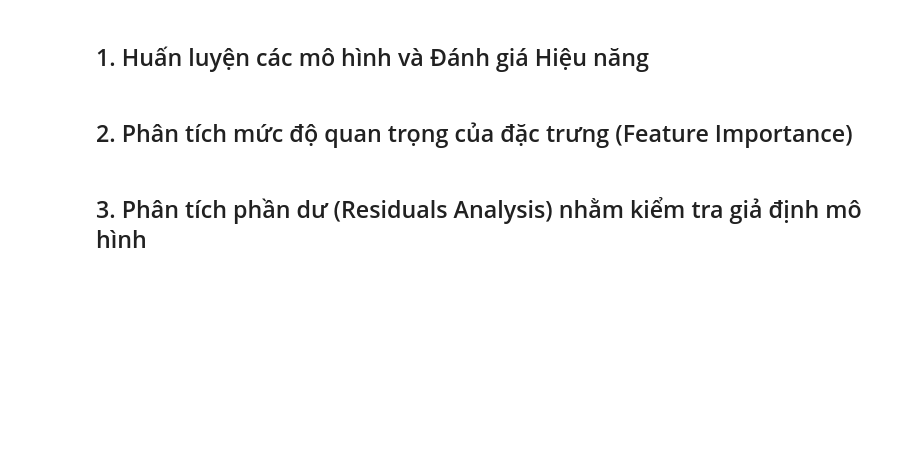
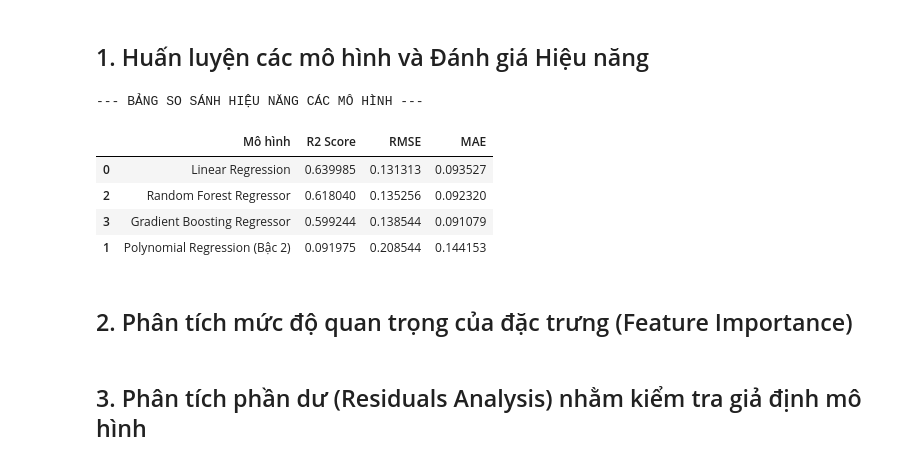
Before and after one commit to huongngh/crime-analysis, a Jupyter notebook: notebooks/03_modelling.ipynb, the cells around one changed output. Saved outputs shown, nothing was run; the diff lists cells and outputs as text; code cells hidden in the pictures; blank space fills up the shorter version.

```diff
--- a/notebooks/03_modelling.ipynb
+++ b/notebooks/03_modelling.ipynb
@@ -44,6 +48,7 @@ print(f"Số lượng mẫu kiểm thử (Test): {X_test.shape[0]}")
 # Khởi tạo các mô hình hồi quy
 models = {
     "Linear Regression": LinearRegression(),
+    "Polynomial Regression (Bậc 2)": make_pipeline(PolynomialFeatures(degree=2), Ridge(alpha=10.0)),
     "Random Forest Regressor": RandomForestRegressor(n_estimators=100, random_state=42, n_jobs=-1),
     "Gradient Boosting Regressor": GradientBoostingRegressor(n_estimators=100, random_state=42)
 }
@@ -51,33 +56,40 @@ models = {
 results = []
 predictions = {}
 
 for name, model in models.items():
     # Huấn luyện mô hình
     model.fit(X_train_scaled, y_train)
 
     # Dự đoán
     y_pred = model.predict(X_test_scaled)
 
     # Ràng buộc giá trị dự đoán không âm
     y_pred = np.clip(y_pred, 0, None)
     predictions[name] = y_pred
 
     # Tính chỉ số đánh giá
     r2 = r2_score(y_test, y_pred)
     rmse = np.sqrt(mean_squared_error(y_test, y_pred))
     mae = mean_absolute_error(y_test, y_pred)
 
     results.append({
         "Mô hình": name,
         "R2 Score": r2,
         "RMSE": rmse,
         "MAE": mae
     })
 
 # Hiển thị bảng kết quả so sánh
 results_df = pd.DataFrame(results).sort_values(by="R2 Score", ascending=False)
 print("--- BẢNG SO SÁNH HIỆU NĂNG CÁC MÔ HÌNH ---")
 display(results_df)
+# %% [output]
+--- BẢNG SO SÁNH HIỆU NĂNG CÁC MÔ HÌNH ---
+|  | Mô hình | R2 Score | RMSE | MAE |
+| 0 | Linear Regression | 0.639985 | 0.131313 | 0.093527 |
+| 2 | Random Forest Regressor | 0.618040 | 0.135256 | 0.092320 |
+| 3 | Gradient Boosting Regressor | 0.599244 | 0.138544 | 0.091079 |
+| 1 | Polynomial Regression (Bậc 2) | 0.091975 | 0.208544 | 0.144153 |
 # %% [markdown]
 ## 2. Phân tích mức độ quan trọng của đặc trưng (Feature Importance)
 # %%
```
Also changed, not shown: parts of 3 cells of this notebook, 1 other file.
